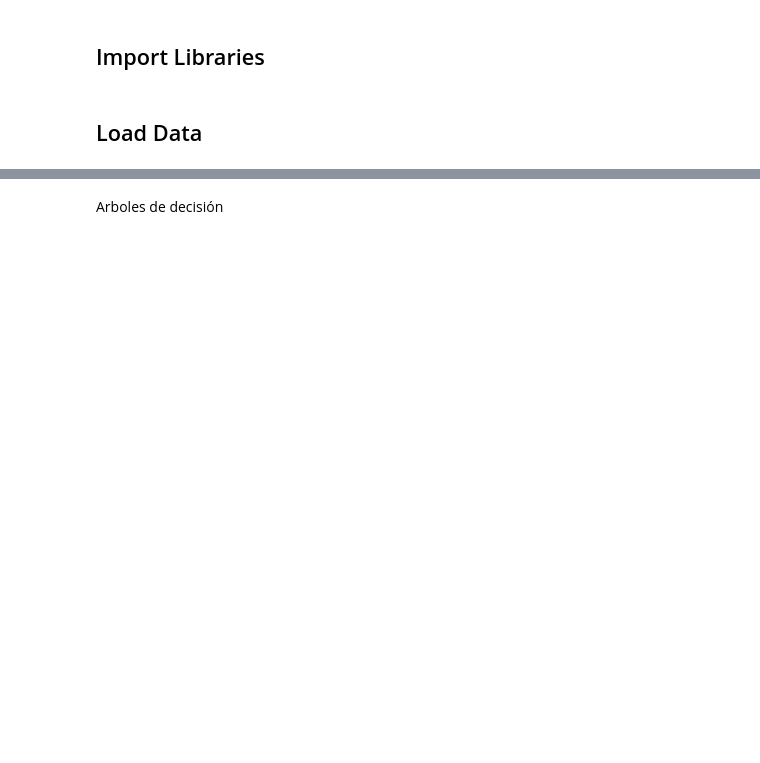
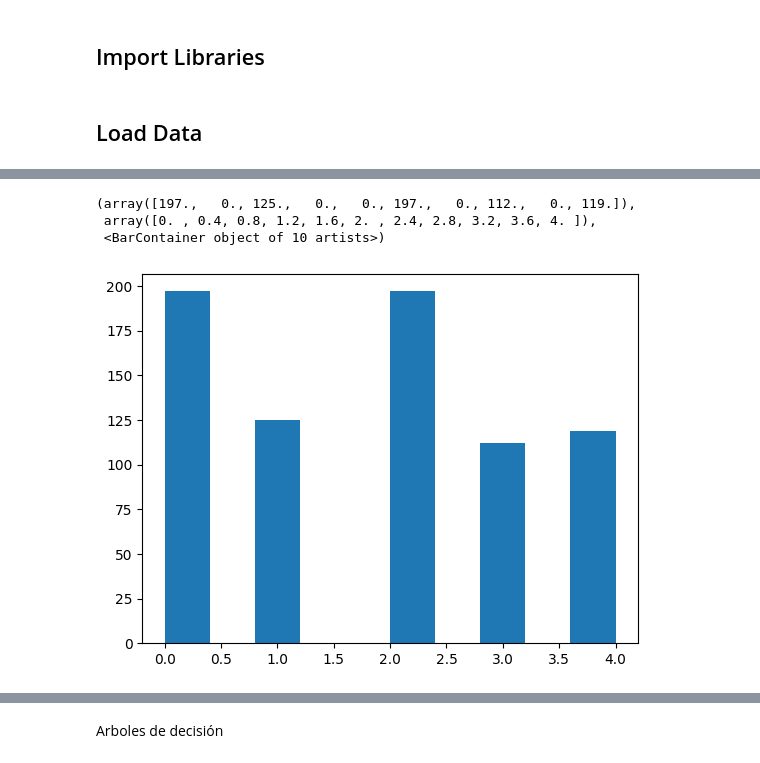
Before and after one commit to Kraslo/APAU_SMOG_PREDICTION_3RDGROUP, a Jupyter notebook: codigo/predicción_andy.ipynb, the cells around one changed output, grey strips where cells are left out. Saved outputs shown, nothing was run; the diff lists cells and outputs as text; code cells hidden in the pictures; blank space fills up the shorter version.

```diff
--- a/codigo/predicción_andy.ipynb
+++ b/codigo/predicción_andy.ipynb
@@ -62,0 +122,11 @@ X_train, X_test, y_train, y_test = train_test_split(train, smog, test_size=0.2,
+# %%
+#oversampled train importar SMOTE
+#SMOTENC
+from imblearn.over_sampling import SMOTENC
+import numpy as np
+
+r = np.random.randint(0,100)
+sm = SMOTENC(random_state=r, categorical_features=[0,1,4,5], sampling_strategy='minority', k_neighbors=5)
+train, smog = sm.fit_resample(train, smog)
+
+print(r)
@@ -62,0 +150,10 @@ X_train, X_test, y_train, y_test = train_test_split(train, smog, test_size=0.2,
+# %%
+import seaborn as sns
+import matplotlib.pyplot as plt
+
+plt.hist(smog)
+# %% [output]
+(array([197.,   0., 125.,   0.,   0., 197.,   0., 112.,   0., 119.]),
+ array([0. , 0.4, 0.8, 1.2, 1.6, 2. , 2.4, 2.8, 3.2, 3.6, 4. ]),
+ <BarContainer object of 10 artists>)
+[figure, added]
```
Also changed, not shown: parts of 111 cells of this notebook, 14 other files.
